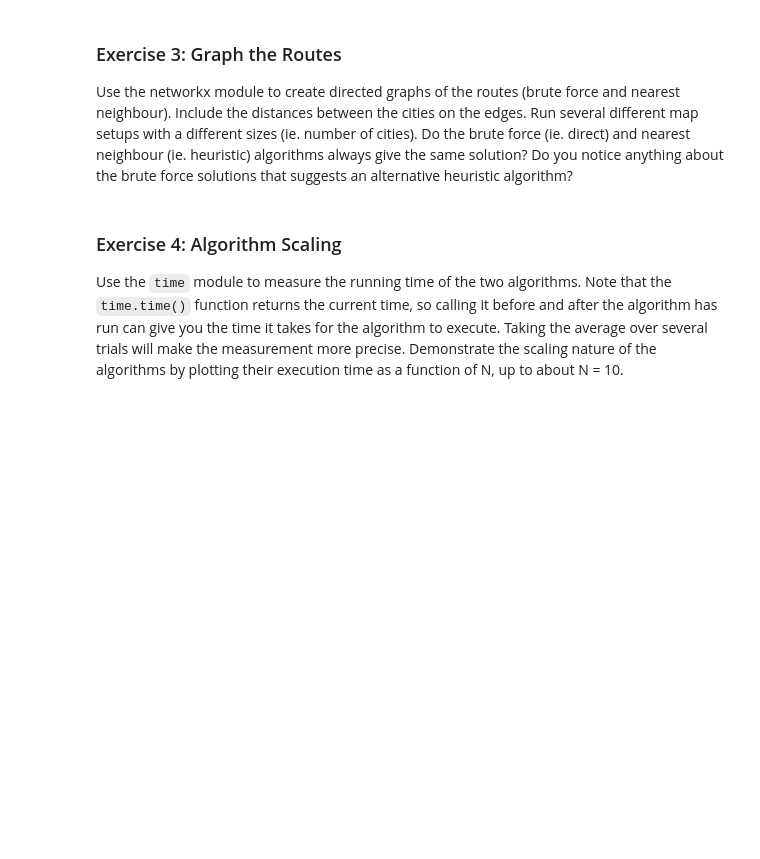
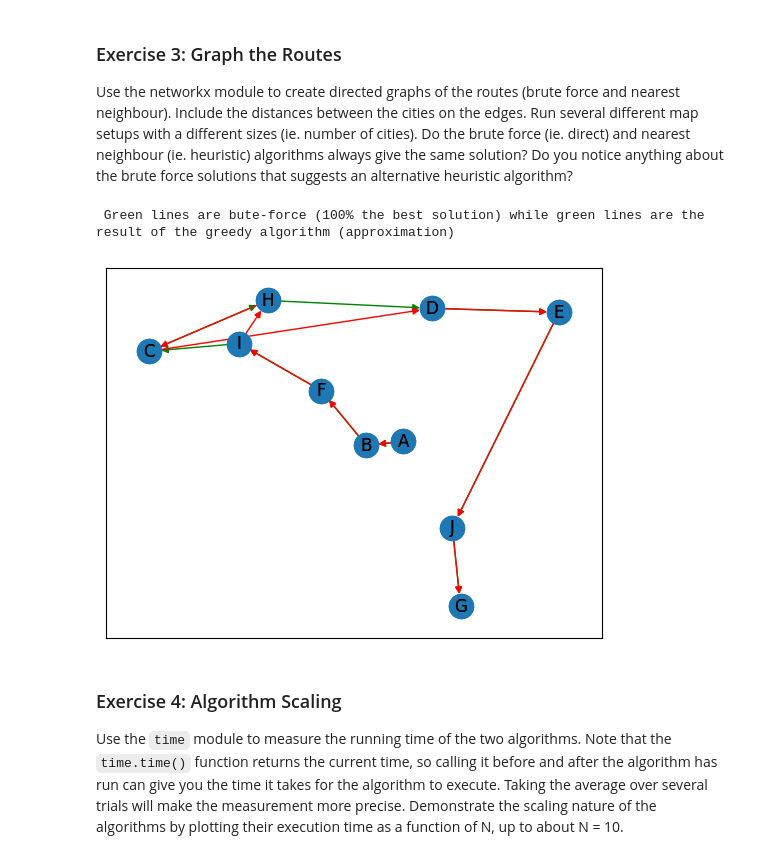
Before and after one commit to Hamilton-at-CapU/comp215, a Jupyter notebook: labs/lab05_scaling.ipynb, the cells around one changed output. Cells and saved outputs as stored; diff of their text form; code cells hidden in the pictures; blank space fills up the shorter version.

```diff
--- a/labs/lab05_scaling.ipynb
+++ b/labs/lab05_scaling.ipynb
@@ -116,7 +116,7 @@ def brute_tsm(city_map: dict[str, tuple[int, int]], test=False) -> list[str]:
             new_remaining_citites = set(remaining_cities)
             new_remaining_citites.remove(next_city_name)
 
-            new_distance = total_distance = distance(next_city_name, route[len(route) - 1], city_map)
+            new_distance = total_distance + distance(next_city_name, route[len(route) - 1], city_map)
             recurse(new_remaining_citites, route + [next_city_name], new_distance)
 
     cities_set.remove("A")
@@ -131,10 +131,9 @@ def brute_tsm(city_map: dict[str, tuple[int, int]], test=False) -> list[str]:
     return shortest_route
 
 def test_brute_tsm():
-    test_result = brute_tsm(setup_map(3), test=True)
-    assert test_result == ["A", "B", "C"]
+    print(brute_tsm(setup_map(3), test=True))
 
-    brute_tsm(city_map, True)
+    brute_tsm(test_city_map, True)
 
 test_brute_tsm()
 # %% [output]
@@ -156,7 +156,7 @@ Before you start coding, think about what functions and/or class you might want
 # %%
 # Ex.2 your code here
 
-# greedy depth-first search
+# "greedy" depth-first search
 
 def greedy_tsm(city_map: dict[str, tuple[int, int]], test=False):
     shortest_distance = math.inf
@@ -170,7 +170,7 @@ def greedy_tsm(city_map: dict[str, tuple[int, int]], test=False):
 
         # Stop and record the route
         if len(remaining_cities) == 0:
-            # If the route is the shortest we've found yet, record it's distance and value
+
             shortest_route = route
             shortest_distance = total_distance
             return
@@ -183,19 +183,17 @@ def greedy_tsm(city_map: dict[str, tuple[int, int]], test=False):
         new_remaining_citites = set(remaining_cities)
         new_remaining_citites.remove(next_city_name)
 
-        new_distance = total_distance = distance(next_city_name, route[len(route) - 1], city_map)
+        new_distance = total_distance + distance(next_city_name, route[len(route) - 1], city_map)
         recurse(new_remaining_citites, route + [next_city_name], new_distance)
 
     cities_set.remove("A")
     recurse(cities_set, ["A"], 0)
 
     if test:
-
         print("min distance", shortest_distance)
         print("shortest route", shortest_route)
 
     return shortest_route
-
 
 def test_greedy_tsm():
     greedy_route = greedy_tsm(setup_map(10), test=True)
@@ -216,11 +214,45 @@ greedy route ['A', 'H', 'I', 'C', 'E', 'J', 'D', 'F', 'G', 'B'] vs brute score [
 ### Exercise 3: Graph the Routes
 
 Use the networkx module to create directed graphs of the routes (brute force and nearest neighbour).  Include the distances between the cities on the edges.  Run several different map setups with a different sizes (ie. number of cities).  Do the brute force (ie. direct) and nearest neighbour (ie. heuristic) algorithms always give the same solution?  Do you notice anything about the brute force solutions that suggests an alternative heuristic algorithm?
-# %%
-# Ex.3 your code here
-
-def graph_routes():
-    pass
+# %%
+# Ex.3 your code here
+
+from pyparsing import with_class
+
+
+def graph_routes(n):
+    city_locations = [(random.randint(0, 100), random.randint(0, 100)) for i in range(n)]
+    city_names = [chr(65 + i) for i in range(n)]
+    city_map = dict(zip(city_names, city_locations))
+
+    graph_brute(city_map)
+    graph_greedy(city_map)
+
+    print("\n Green lines are bute-force (100% the best solution) while green lines are the result of the greedy algorithm (approximation)")
+
+def graph_brute(city_map):
+    route = brute_tsm(city_map)
+    graph_with_route(city_map, route, "green")
+
+def graph_greedy(city_map):
+    route = greedy_tsm(city_map)
+    graph_with_route(city_map, route, "red")
+
+def graph_with_route(city_map, route, edge_color: str):
+    G = nx.DiGraph()
+    G.add_nodes_from(city_map)
+
+    edge_pairs = [(route[i - 1], route[i]) for i in range(1, len(route))]
+    G.add_edges_from(edge_pairs)
+
+    nx.draw_networkx_nodes(G, city_map)
+    nx.draw_networkx_edges(G, city_map, arrowstyle='-|>', arrows=True, edge_color=edge_color)
+    nx.draw_networkx_labels(G, city_map)
+
+graph_routes(10)
+# %% [output]
+ Green lines are bute-force (100% the best solution) while green lines are the result of the greedy algorithm (approximation)
+[figure, added]
 # %% [markdown]
 ### Exercise 4: Algorithm Scaling
 
```
Also changed, not shown: parts of 5 cells of this notebook.
